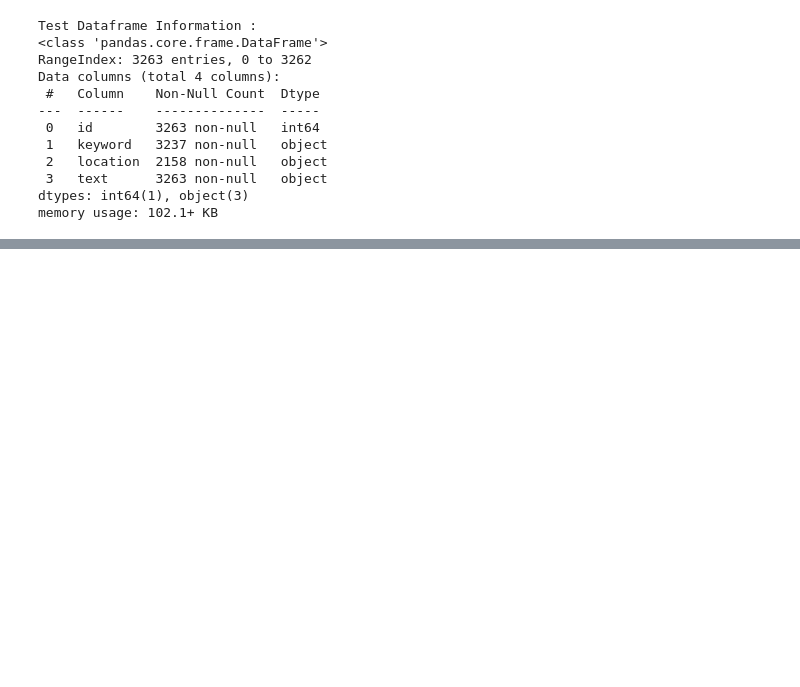
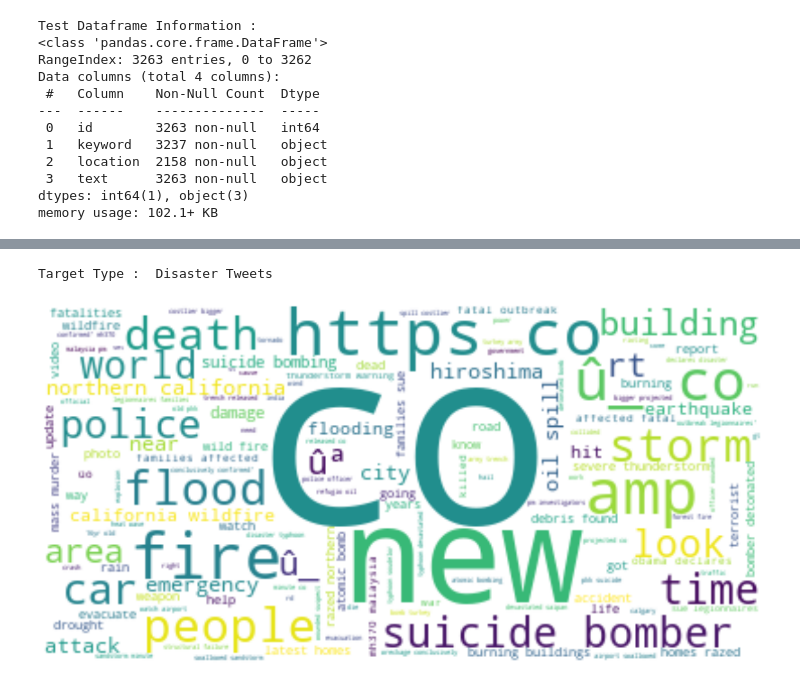
Before and after one commit to pk0912/DisasterTweetsClassifier, a Jupyter notebook: notebooks/EDA.ipynb, the cells around one changed output, grey strips where cells are left out. Drawn from its saved outputs; the diff is of its cells as text; code cells hidden in the pictures; blank space fills up the shorter version.

```diff
--- a/notebooks/EDA.ipynb
+++ b/notebooks/EDA.ipynb
@@ -132,0 +222,5 @@ memory usage: 102.1+ KB
+# %%
+create_wordcloud(data.loc[data["target"]==1, "lcased_text"].values, "Disaster Tweets")
+# %% [output]
+Target Type :  Disaster Tweets
+[figure, added]
```
Also changed, not shown: parts of 17 cells of this notebook, 1 other file.
